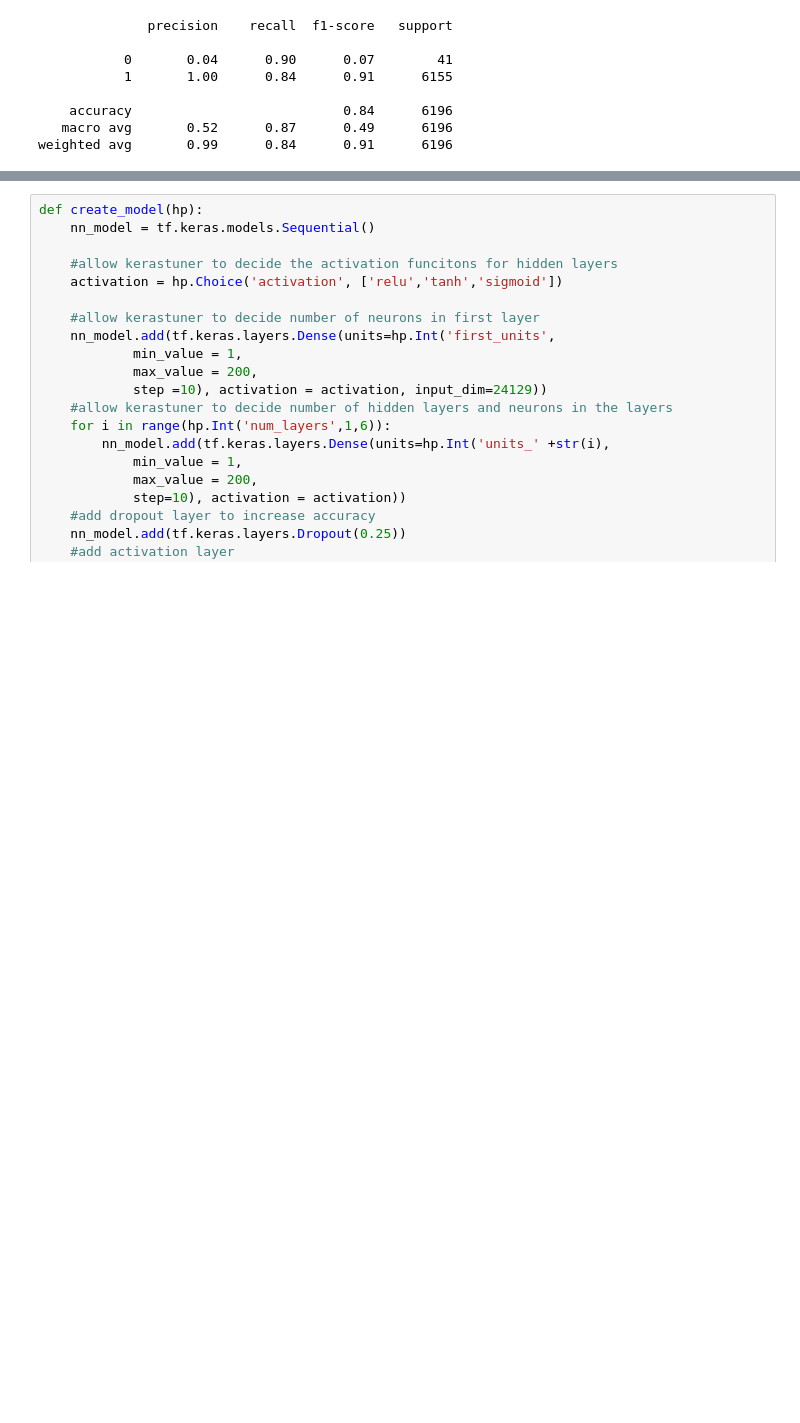
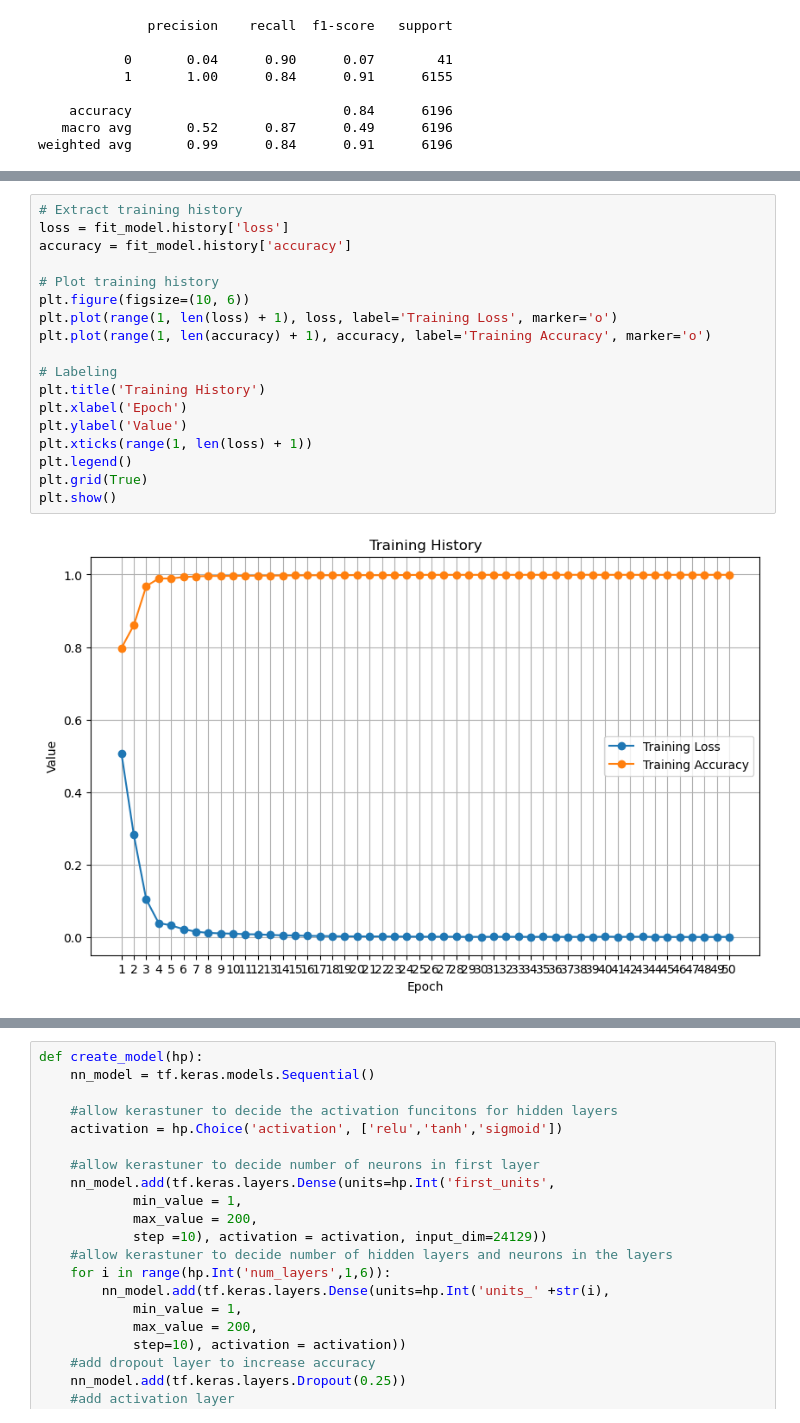
Before and after one commit to MaggyRoseFoote/social-media-analysis-, a Jupyter notebook: ML-Model.ipynb, the cells around one changed output, grey strips where cells are left out. Drawn from its saved outputs; the diff is of its cells as text; blank space fills up the shorter version.

Commit message:
Added Visualizations

```diff
--- a/ML-Model.ipynb
+++ b/ML-Model.ipynb
@@ -260,0 +263,20 @@ Loss: 1.096178650856018, Accuracy: 0.19092963635921478
+# %%
+# Extract training history
+loss = fit_model.history['loss']
+accuracy = fit_model.history['accuracy']
+
+# Plot training history
+plt.figure(figsize=(10, 6))
+plt.plot(range(1, len(loss) + 1), loss, label='Training Loss', marker='o')
+plt.plot(range(1, len(accuracy) + 1), accuracy, label='Training Accuracy', marker='o')
+
+# Labeling
+plt.title('Training History')
+plt.xlabel('Epoch')
+plt.ylabel('Value')
+plt.xticks(range(1, len(loss) + 1))
+plt.legend()
+plt.grid(True)
+plt.show()
+# %% [output]
+[figure, added]
```
Also changed, not shown: parts of 17 cells of this notebook.
